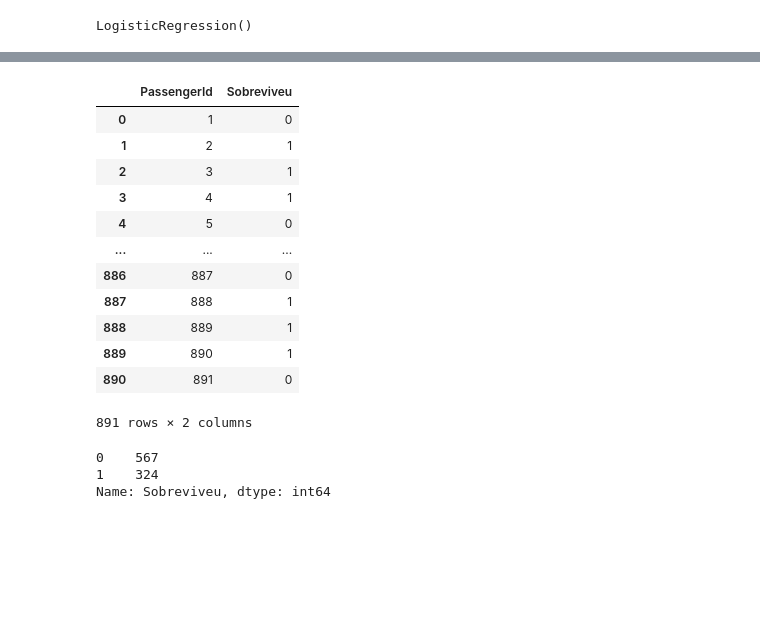
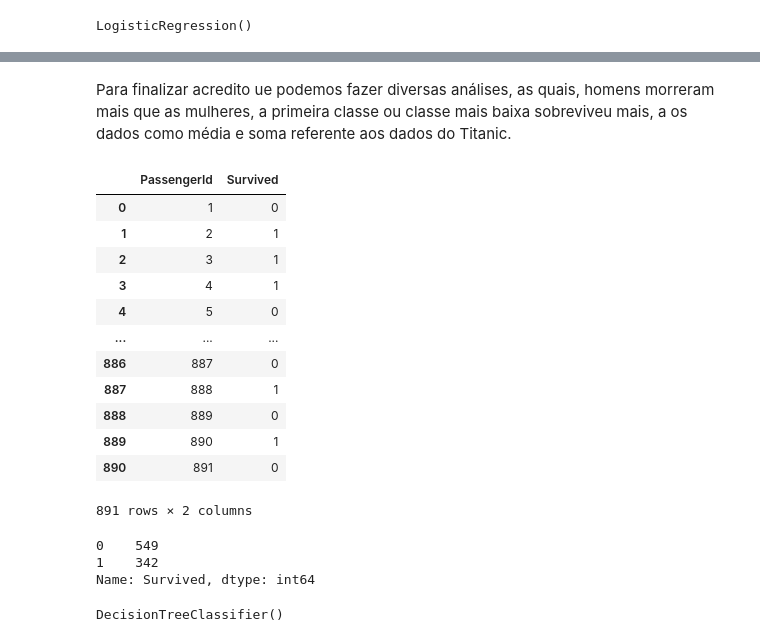
Before and after one commit to JoaoMoreno19/TrabalhoColab, a Jupyter notebook: Trabalho.ipynb, the cells around one changed output, grey strips where cells are left out. Saved outputs shown, nothing was run; the diff lists cells and outputs as text; code cells hidden in the pictures; blank space fills up the shorter version.

```diff
--- a/Trabalho.ipynb
+++ b/Trabalho.ipynb
@@ -58,3 +38,7 @@ df_train["Pclass"].value_counts().plot.pie()
 # %% [output]
 <Axes: ylabel='Pclass'>
 [figure]
+# %%
+df_train.loc[df_train['Survived'] == 1, 'Resultado'] = 'Sobreviveu'
+df_train.loc[df_train['Survived'] == 0, 'Resultado'] = 'Não sobreviveu'
+sns.countplot(data=df_train, x='Resultado', palette='Greens')
@@ -109,8 +96,6 @@ df_train[df_train["Survived"] == 0]["Age"].mean()
 df_train["Age"].isnull().sum()
 # %% [output]
 177
-# %%
-df_train["Age"].fillna(df_train["Age"].mean(), inplace=True)
 # %%
 df_train['Age'].describe()
 # %% [output]
@@ -149,4 +199,4 @@ regressao_linear.fit(x,y)
 LogisticRegression()
 # %%
 y_pred = regressao_linear.predict(x)
-df_train['Sobreviveu'] = y_pred
+y_pred
@@ -153,7 +232,9 @@ df_train['Sobreviveu'] = y_pred
+# %% [markdown]
+Para finalizar acredito ue podemos fazer diversas análises, as quais, homens morreram mais que as mulheres, a primeira classe ou classe mais baixa sobreviveu mais, a os dados como média e soma referente aos dados do Titanic.
 # %%
-df_train[['PassengerId', 'Sobreviveu']]
+df_train[['PassengerId', 'Survived']]
 # %% [output]
-|  | PassengerId | Sobreviveu |
+|  | PassengerId | Survived |
 | 0 | 1 | 0 |
 | 1 | 2 | 1 |
 | 2 | 3 | 1 |
@@ -162,13 +243,18 @@ df_train[['PassengerId', 'Sobreviveu']]
 | ... | ... | ... |
 | 886 | 887 | 0 |
 | 887 | 888 | 1 |
-| 888 | 889 | 1 |
+| 888 | 889 | 0 |
 | 889 | 890 | 1 |
 | 890 | 891 | 0 |
 891 rows × 2 columns
 # %%
-df_train['Sobreviveu'].value_counts()
+df_train['Survived'].value_counts()
 # %% [output]
-0    567
-1    324
-Name: Sobreviveu, dtype: int64
+0    549
+1    342
+Name: Survived, dtype: int64
+# %%
+arvore = DecisionTreeClassifier()
+arvore.fit(X_train,y_train)
+# %% [output]
+DecisionTreeClassifier()
```
Also changed, not shown: parts of 37 cells of this notebook.
